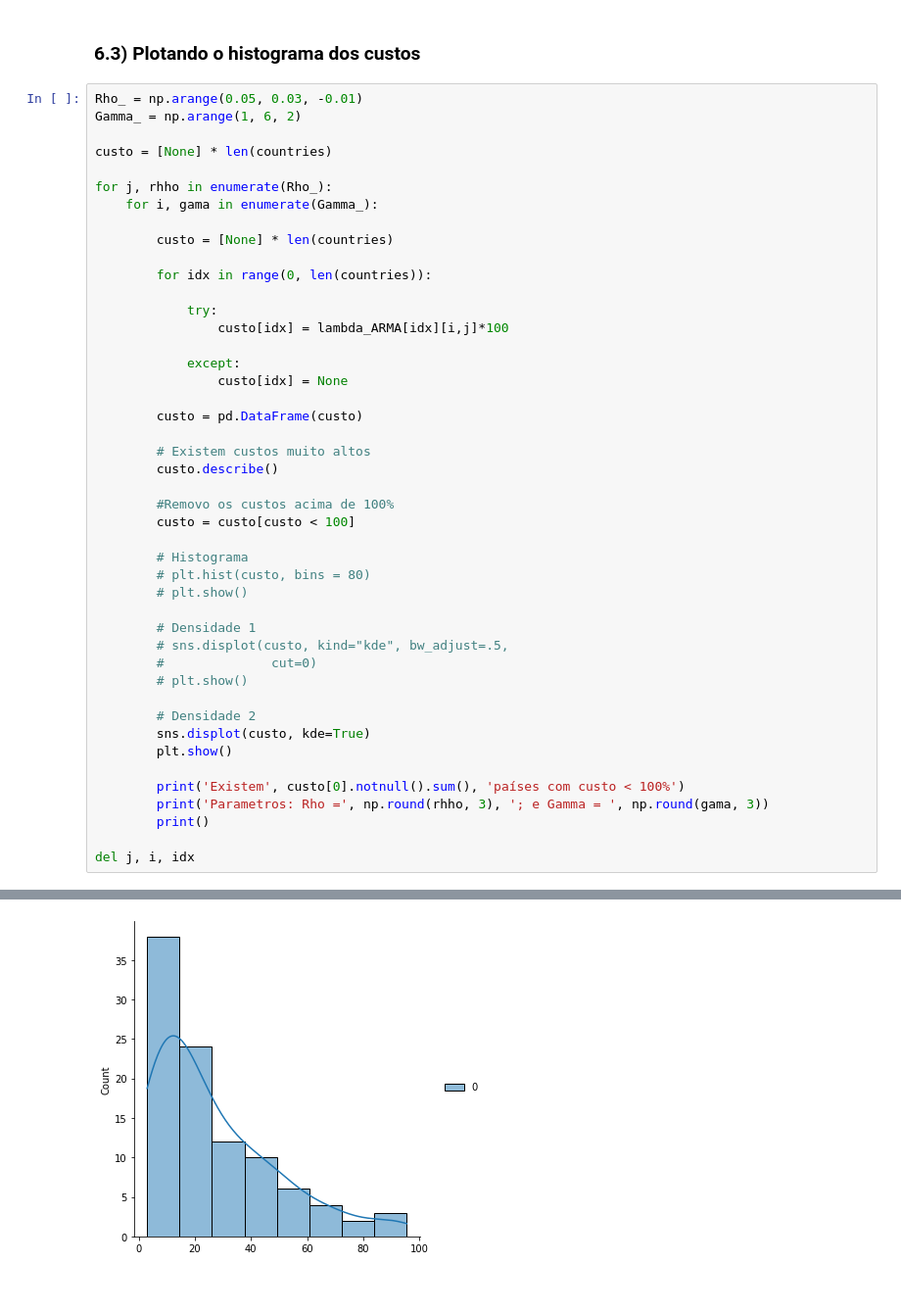
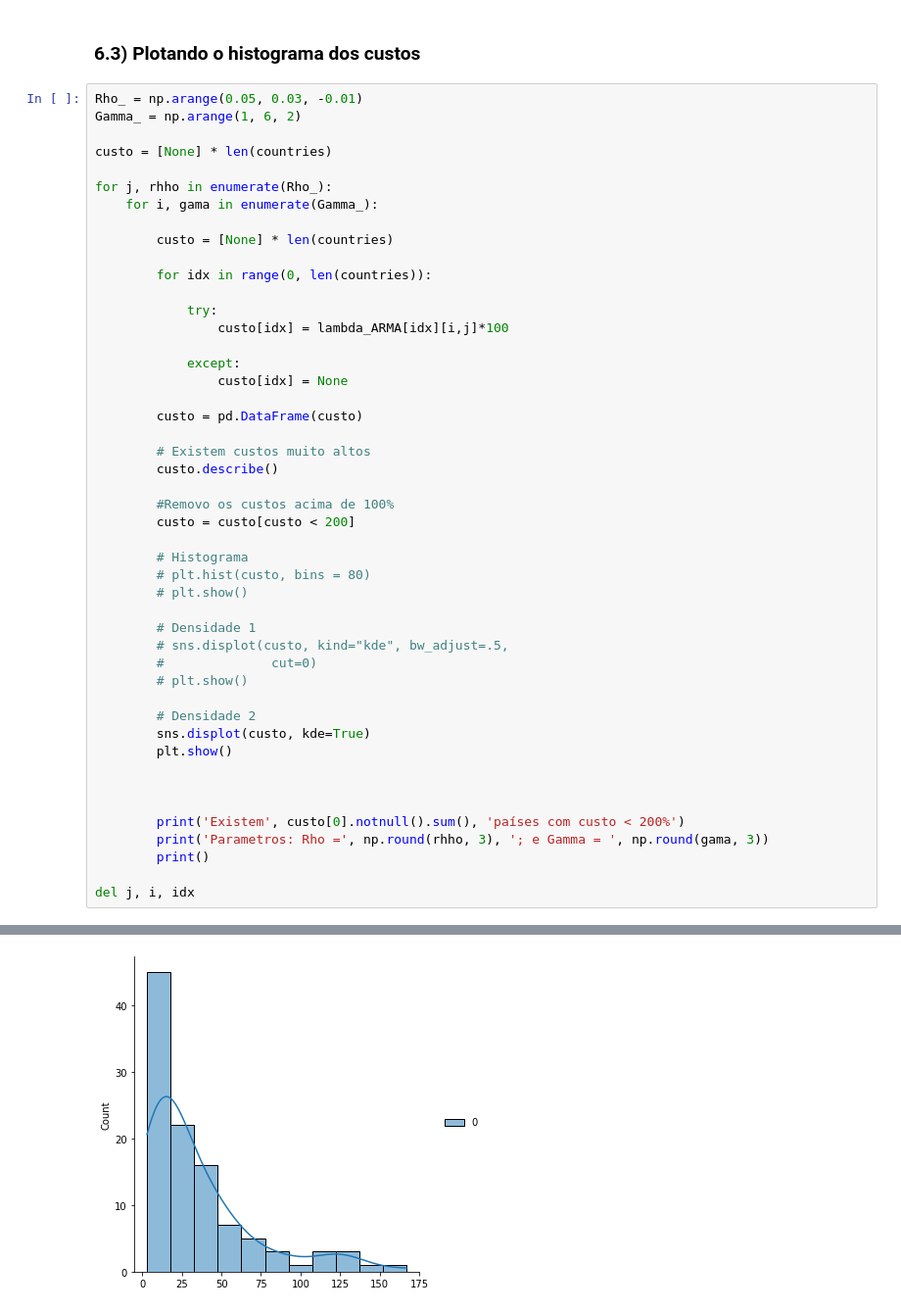
Before and after one commit to lucasestrela/Dissertacao, a Jupyter notebook: Calculando_Custo.ipynb, the cells around one changed output, grey strips where cells are left out. Shown at 98% size. Drawn from its saved outputs; the diff is of its cells as text.

```diff
--- a/Calculando_Custo.ipynb
+++ b/Calculando_Custo.ipynb
@@ -416,7 +416,7 @@ for j, rhho in enumerate(Rho_):
         custo.describe()
 
         #Removo os custos acima de 100%
-        custo = custo[custo < 100]
+        custo = custo[custo < 200]
 
         # Histograma
         # plt.hist(custo, bins = 80)
@@ -431,7 +431,9 @@ for j, rhho in enumerate(Rho_):
         sns.displot(custo, kde=True)
         plt.show()
 
-        print('Existem', custo[0].notnull().sum(), 'países com custo < 100%')
+
+
+        print('Existem', custo[0].notnull().sum(), 'países com custo < 200%')
         print('Parametros: Rho =', np.round(rhho, 3), '; e Gamma = ', np.round(gama, 3))
         print()
 
@@ -454,2 +456,2 @@ Existem 110 países com custo < 100%
 Parametros: Rho = 0.04 ; e Gamma =  3
-[figure, old version]
+[figure, new version]
```
Also changed, not shown: parts of 1 cell of this notebook.
